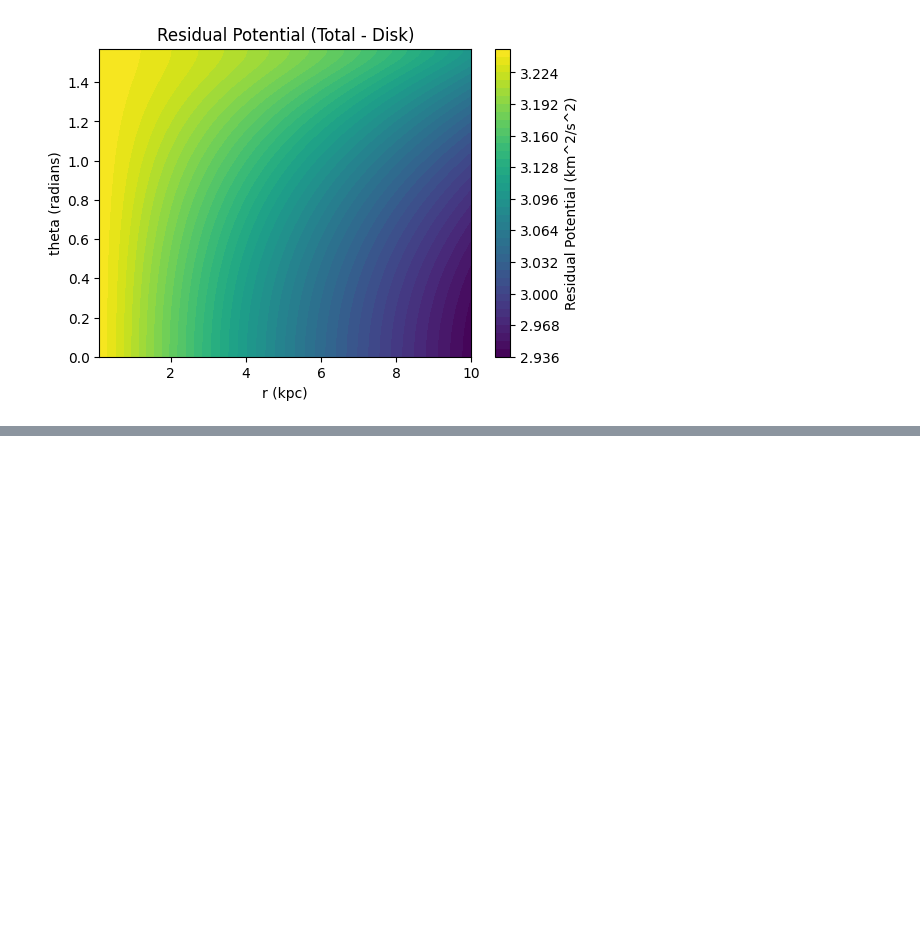
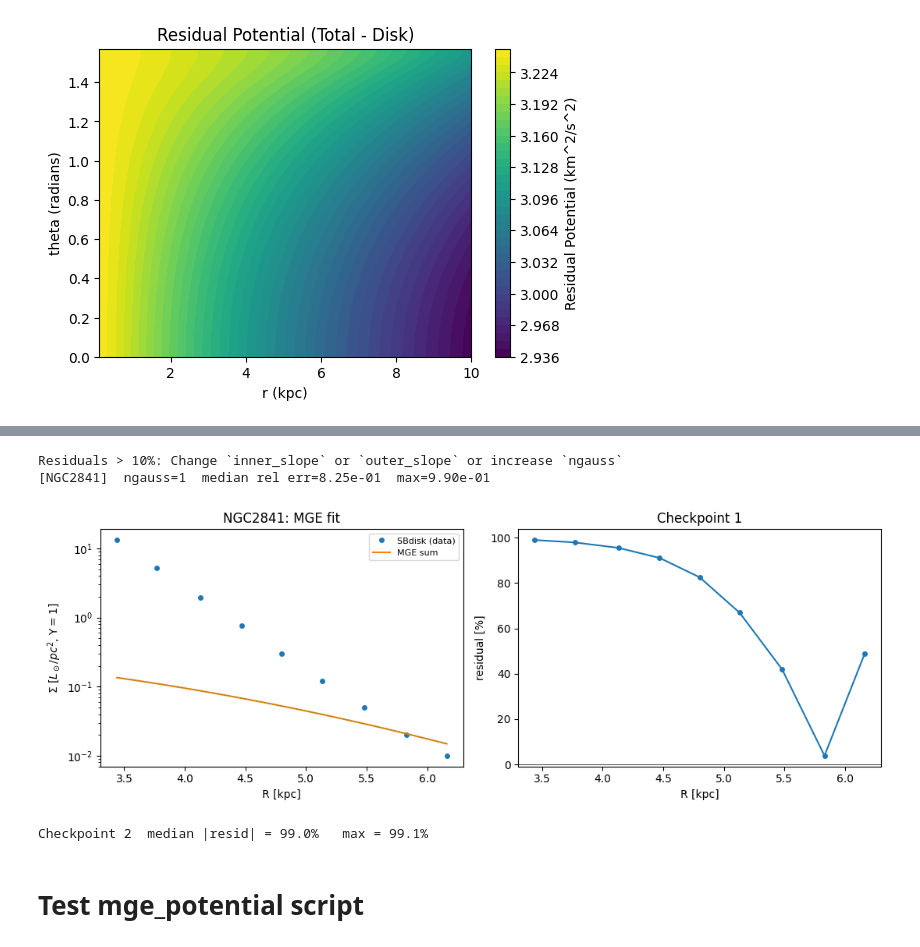
Before and after one commit to AdamSmithOrlik/sidm-rotation-curves-SPARC, a Jupyter notebook: development/surface-brightness-dev.ipynb, the cells around one changed output, grey strips where cells are left out. Cells and saved outputs as stored; diff of their text form; code cells hidden in the pictures; blank space fills up the shorter version.

Commit message:
MGE potential script.

```diff
--- a/development/surface-brightness-dev.ipynb
+++ b/development/surface-brightness-dev.ipynb
@@ -499,0 +563,17 @@ plt.show()
+# %%
+df, _, _ = get_rc_data("NGC2841")
+# df
+# %%
+out = fit_disk_mge(df["Rad"].values, df["SBbul"].values, ngauss=12, name="NGC2841")
+_, vc_thin = make_baryon_potential(out["sigma_k"], out["Sigma0_k"], q_disk=0.8, Upsilon=1.0)
+
+
+R = df["Rad"].values
+resid = (vc_thin(R) - df["Vdisk"].values) / df["Vdisk"].values
+print("Checkpoint 2  median |resid| = %.1f%%   max = %.1f%%"
+      % (100*np.median(np.abs(resid)), 100*np.max(np.abs(resid))))
+# %% [output]
+Residuals > 10%: Change `inner_slope` or `outer_slope` or increase `ngauss`
+[NGC2841]  ngauss=1  median rel err=8.25e-01  max=9.90e-01
+[figure, added]
+Checkpoint 2  median |resid| = 99.0%   max = 99.1%
@@ -499,0 +587,2 @@ plt.show()
+# %% [markdown]
+# Test mge_potential script
```
Also changed, not shown: parts of 11 cells of this notebook, 1 other file.
